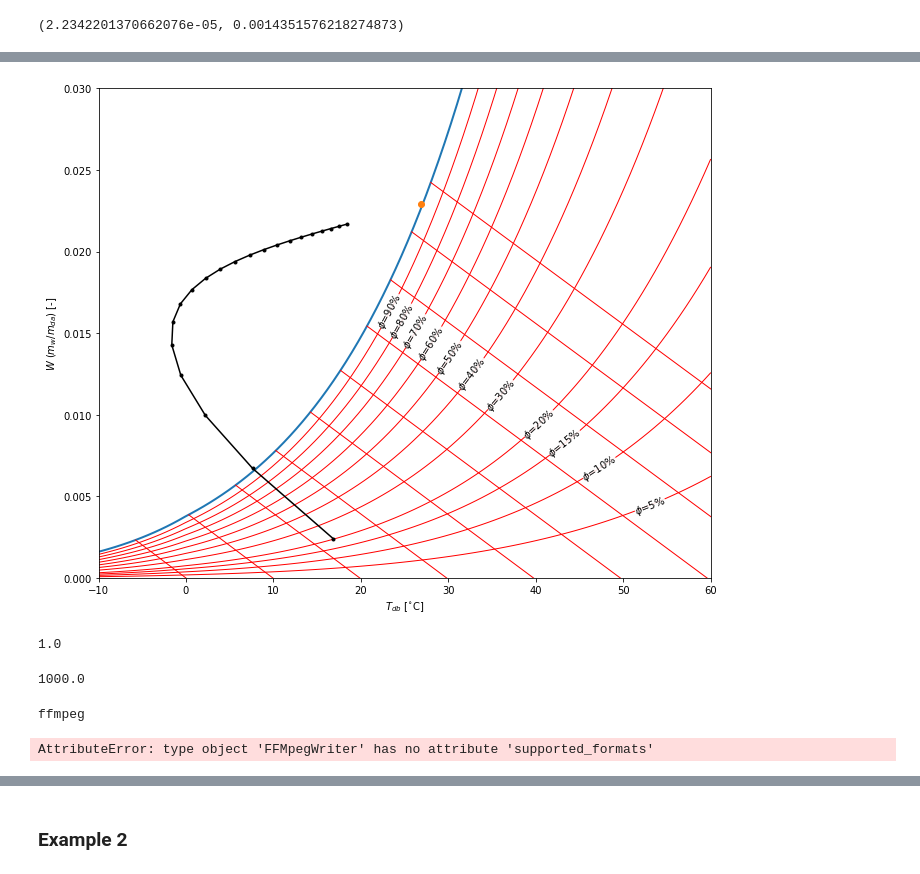
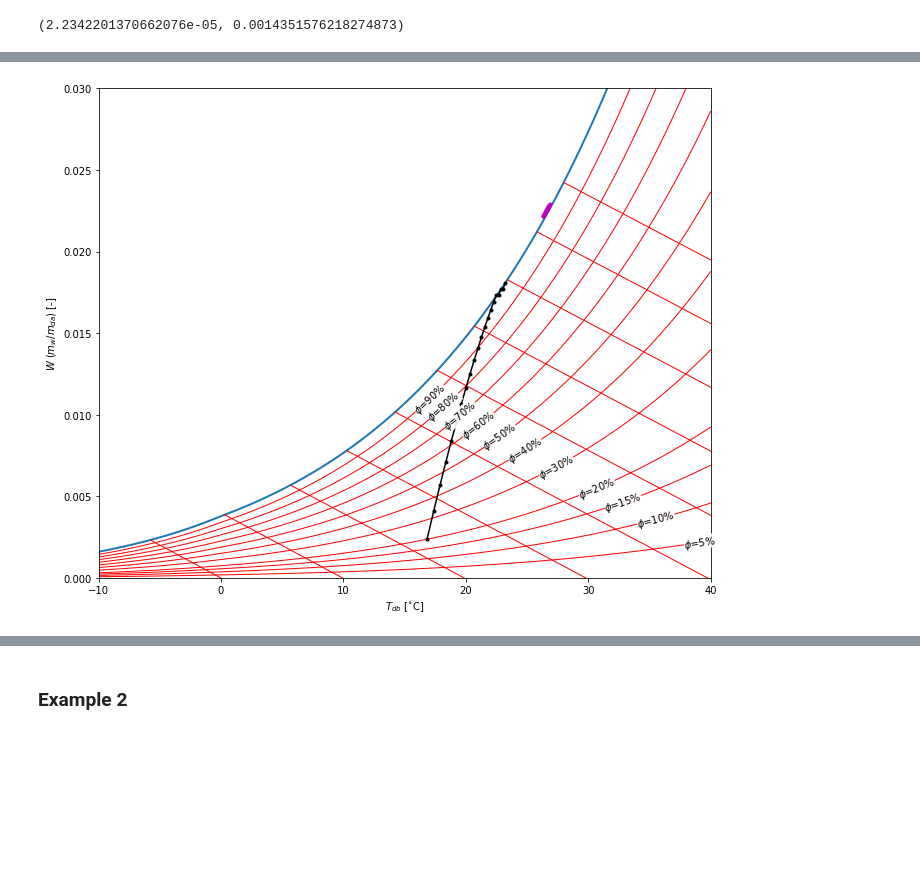
Before and after one commit to nfette/openACHP, a Jupyter notebook: src/FEM Evap.ipynb, the cells around one changed output, grey strips where cells are left out. Saved outputs shown, nothing was run; the diff lists cells and outputs as text; code cells hidden in the pictures; blank space fills up the shorter version.

Commit message:
Modify evap process near saturated states.

```diff
--- a/src/FEM Evap.ipynb
+++ b/src/FEM Evap.ipynb
@@ -252,0 +191,33 @@ CP.PropsSI('H','T',273.15,'Q',1,'water')
+# %%
+# If h_ref_water is selected properly, then axis2 (top right)
+# should show a small difference between actual mixture enthalpy
+# and that calculated from perfect gas theory, ie linear mixing
+# (per 2009 ASHRAE Handbook - Fundamentals, Ch 1., Psychrometrics, eq. 29),
+# especially the difference should approach zero near pure fluids.
+
+# Note that some of the psychrometric functions don't behave well
+# when inputting relative humidity of 0 or 1.
+
+h_ref_water = CP.PropsSI('H','T',273.15,'Q',0,'water')
+p,t = 80325, 303.15
+fig = plt.figure()
+ax1 = fig.add_subplot(221)
+ax2 = fig.add_subplot(222)
+ax3 = fig.add_subplot(223)
+ax4 = fig.add_subplot(224)
+w_max = HAP.HAPropsSI('W','P',p,'T',t,'RH',0.999)
+h_da = HAP.HAPropsSI('Hda','P',p,'T',t,'W',0)
+print(w_max)
+for w in numpy.linspace(0.001,0.99) * w_max:
+    rh = HAP.HAPropsSI('RH','P',p,'T',t,'W',w)
+    p_w = HAP.HAPropsSI('P_w','P',p,'T',t,'W',w)
+    h = HAP.HAPropsSI('Hda','P',p,'T',t,'W',w)
+    h_w = CP.PropsSI('H','T',t,'P',p_w,'water') - h_ref_water
+    h_calc = h_da + h_w * w
+    #print(rh,h,h_w*w)
+    ax1.plot(w,h,'ro')
+    ax1.plot(w,h_calc,'b.')
+    ax2.plot(h_calc - h,h,'k.')
+    ax3.plot(w,p_w,'k.')
+    ax4.plot(h_w,p_w,'k.')
+plt.show()
@@ -368,7 +439,7 @@ if True:
     #InlineLabel = bp.inline_label
 
     p = 101325
-    Tdb = numpy.linspace(-10,60,100)+273.15
+    Tdb = numpy.linspace(-10,40,100)+273.15
 
     # Make the figure and the axes
     fig=matplotlib.pyplot.figure(figsize=(10,8))
@@ -384,55 +455,36 @@ if True:
         w = [HAPropsSI('W','T',T,'P',p,'R',RH) for T in Tdb]
         ax.plot(Tdb-273.15,w,'r',lw=1)
 
     # Humidity lines
     for H in [-20000, -10000, 0, 10000, 20000, 30000, 40000, 50000, 60000, 70000, 80000, 90000]:
         #Line goes from saturation to zero humidity ratio for this enthalpy
         T1 = HAPropsSI('T','H',H,'P',p,'R',1.0)-273.15
         T0 = HAPropsSI('T','H',H,'P',p,'R',0.0)-273.15
         w1 = HAPropsSI('W','H',H,'P',p,'R',1.0)
         w0 = HAPropsSI('W','H',H,'P',p,'R',0.0)
         ax.plot(numpy.r_[T1,T0],numpy.r_[w1,w0],'r',lw=1)
 
     ax.set_xlim(Tdb[0]-273.15,Tdb[-1]-273.15)
     ax.set_ylim(0,0.03)
     ax.set_xlabel(r"$T_{db}$ [$^{\circ}$C]")
     ax.set_ylabel(r"$W$ ($m_{w}/m_{da}$) [-]")
 
     xv = Tdb #[K]
     for RH in [0.05, 0.1, 0.15, 0.2, 0.3, 0.4, 0.5, 0.6, 0.7, 0.8, 0.9]:
         yv = numpy.array([HAPropsSI('W','T',T,'P',p,'R',RH) for T in Tdb])
-        y = HAPropsSI('W','P',p,'H',65000.000000,'R',RH)
+        #y = HAPropsSI('W','P',p,'H',65000.000000,'R',RH)
+        y = HAPropsSI('W','P',p,'H',45000.000000,'R',RH)
         T_K,w,rot = InlineLabel(xv, yv, y=y, fig=fig, axis = ax)
         string = r'$\phi$='+'{s:0.0f}'.format(s=RH*100)+'%'
         bbox_opts = dict(boxstyle='square,pad=0.0',fc='white',ec='None',alpha = 0.9)
         ax.text(T_K-273.15,w,string,rotation = rot,ha ='center',va='center',bbox=bbox_opts)
 
 ax.plot(numpy.array(nodal_temperature)-273.15,
         nodal_humrat,
         'k.-')
-ax.plot(temperature_interface-273.15,
-        humrat_interface,
-       'o')
+ax.plot(numpy.array(nodal_water_temperature)-273.15,
+        nodal_interface_humrat,
+       'm.-')
 plt.show()
 # %% [output]
-[figure, old version]
+[figure, new version]
-# %%
-ac, rho, ua = 1, 1, 10000
-dt, dx = 1, 1
-m_hot = 1e5
-m_cold = 1
-cfl_cold = m_cold / (ac * rho) * (dt / dx)
-cfl_cold
-# %% [output]
-1.0
-# %%
-p = 1e5
-temp_hot_inlet = 350
-temp_cold_inlet = 280
-h_hot_inlet = CP.PropsSI('H','T',temp_hot_inlet,'P',p,'water')
-h_cold_inlet = CP.PropsSI('H','T',temp_cold_inlet,'P',p,'water')
-J = 10
-ua_cell = ua / J
-ua_cell
-# %% [output]
-1000.0
@@ -459,7 +490,0 @@ temp_cold = CP.PropsSI('T','H', h_cold, 'P', p, 'water')
-# %%
-for wr in writers.list():
-    print(wr)
-    print(writers[wr].supported_formats)
-# %% [output]
-ffmpeg
-AttributeError: type object 'FFMpegWriter' has no attribute 'supported_formats'
```
Also changed, not shown: parts of 51 cells of this notebook, 1 other file.
